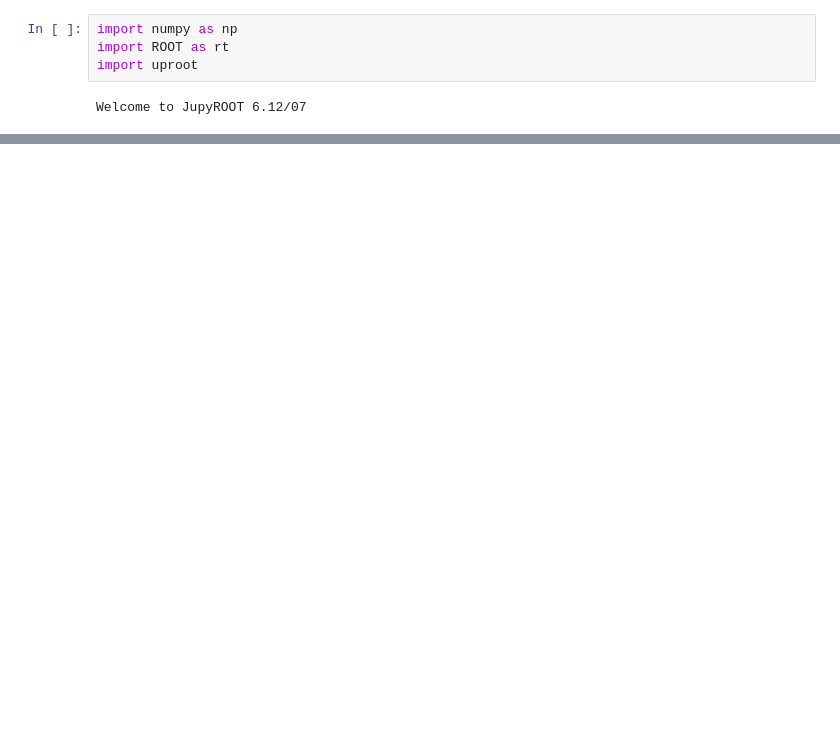
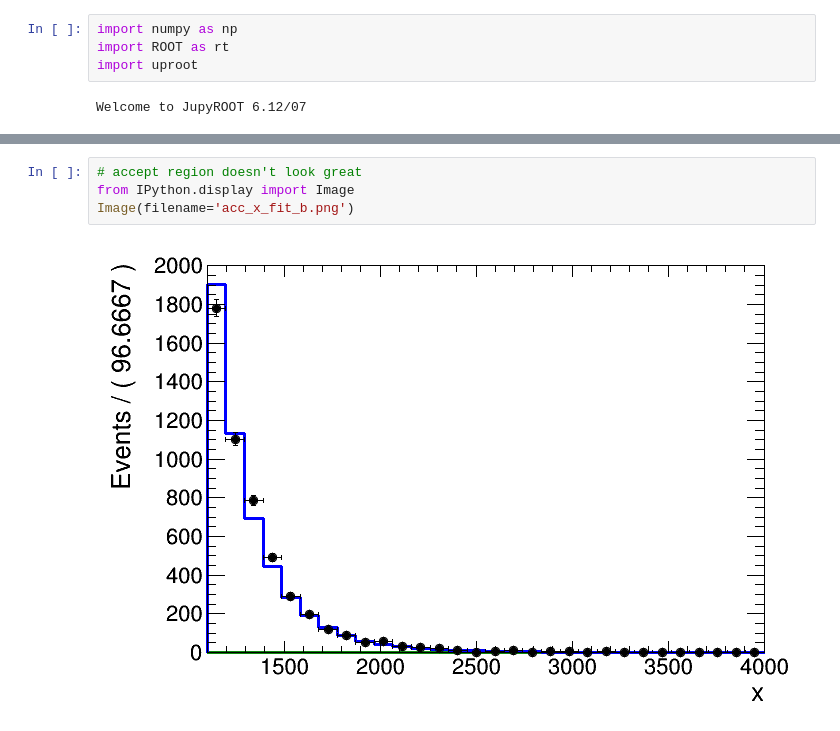
Before and after one commit to thaarres/JetAnomaly_CHEP19, a Jupyter notebook: jupyter/Simple_combine.ipynb, the cells around one changed output, grey strips where cells are left out. Cells and saved outputs as stored; diff of their text form; blank space fills up the shorter version.

```diff
--- a/jupyter/Simple_combine.ipynb
+++ b/jupyter/Simple_combine.ipynb
@@ -173,0 +384,6 @@ d.Draw()
+# %%
+# accept region doesn't look great
+from IPython.display import Image
+Image(filename='acc_x_fit_b.png')
+# %% [output]
+[figure, added]
```
Also changed, not shown: parts of 17 cells of this notebook.
